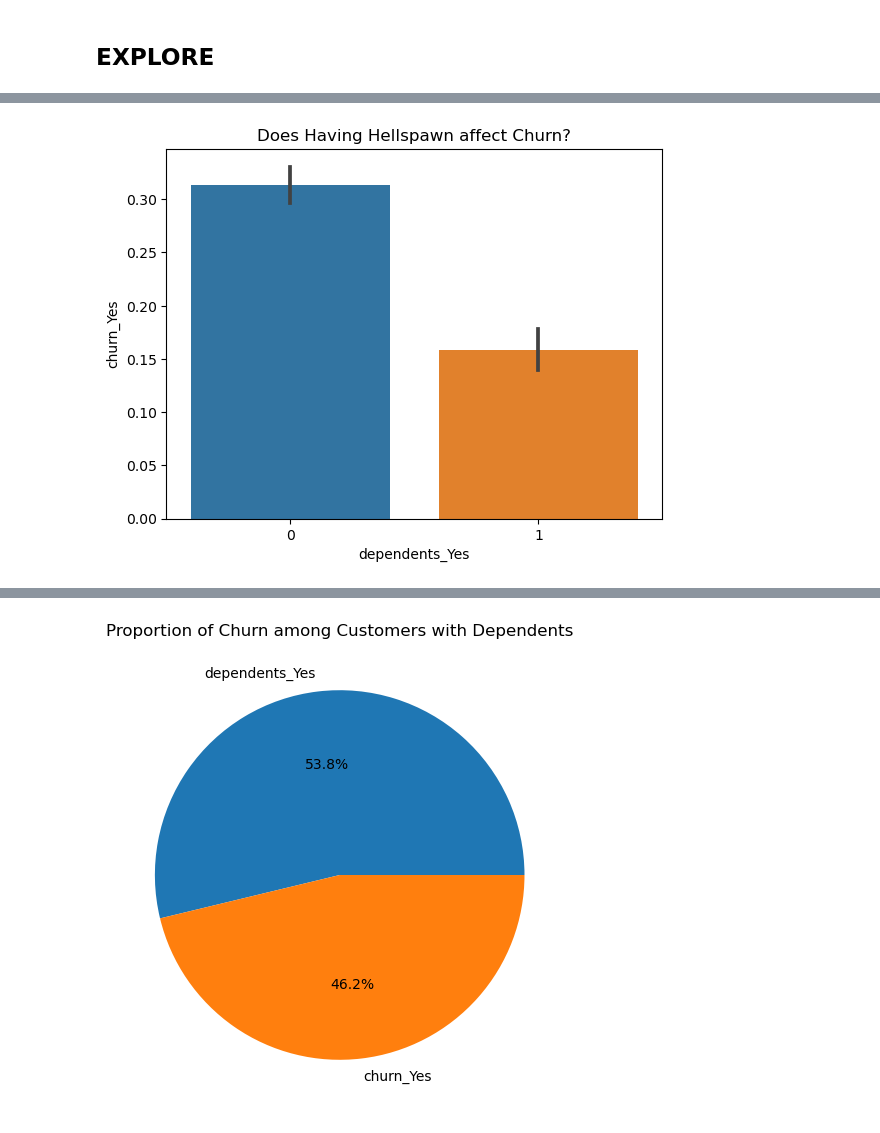
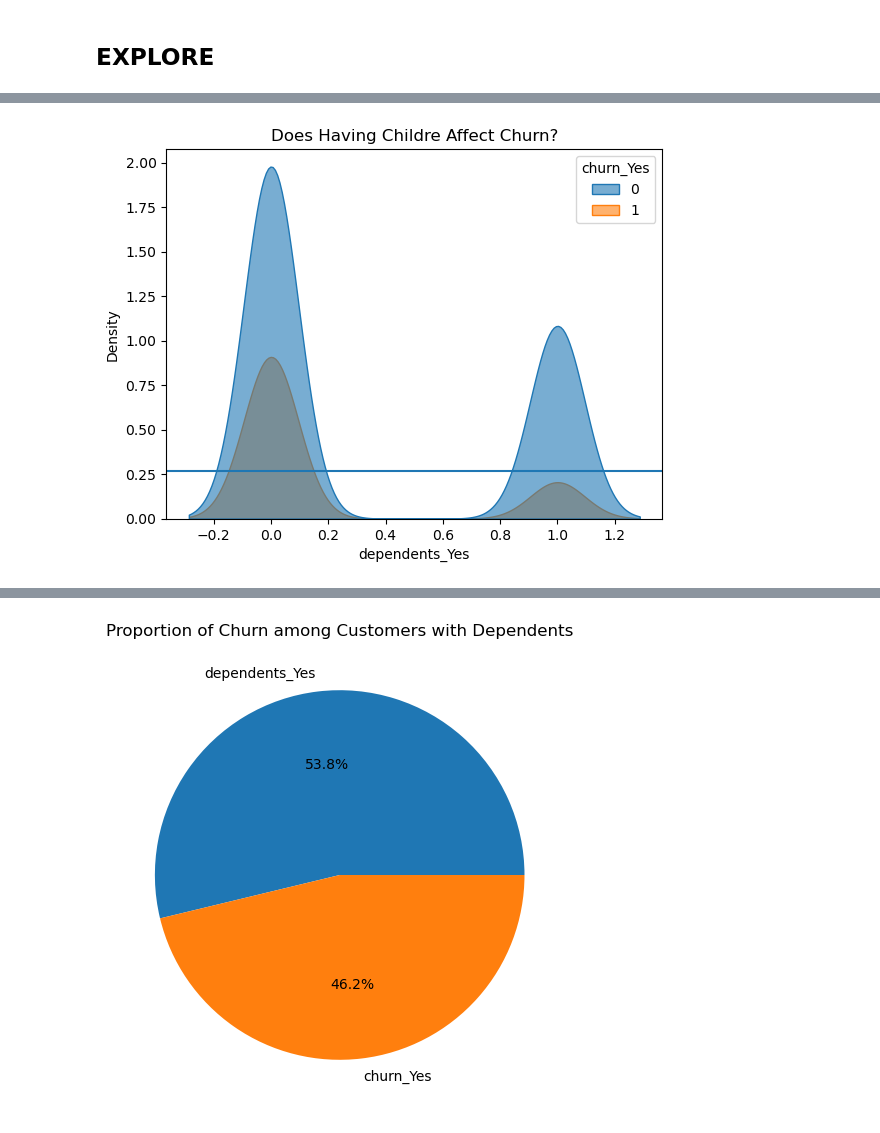
Before and after one commit to mikaul-mcdermid/Codeup-data-science, a Jupyter notebook: classification_project/MVP.ipynb, the cells around one changed output, grey strips where cells are left out. Cells and saved outputs as stored; diff of their text form; code cells hidden in the pictures.

```diff
--- a/classification_project/MVP.ipynb
+++ b/classification_project/MVP.ipynb
@@ -91,3 +100,6 @@ telco_train, telco_val, telco_test = p.splitting_data(telco, 'churn')
 train_encode, val_encode, test_encode = p.preprocess_telco(telco_train,telco_val,telco_test)
 # %%
-train_encode.info()
+#fixing the customer id column for modeling later
+train_encode = train_encode.set_index(['customer_id'])
+val_encode = val_encode.set_index(['customer_id'])
+test_encode = test_encode.set_index(['customer_id'])
@@ -190,6 +152,10 @@ plt.show()
 # %%
-sns.barplot(data=train_encode, x='dependents_Yes', y='churn_Yes')
-plt.title("Does Having Hellspawn affect Churn?")
+#sns.barplot(data=train_encode, x='dependents_Yes', y='churn_Yes')
+sns.kdeplot(data=train_encode, x='dependents_Yes', hue='churn_Yes', fill=True, alpha=.6)
+#plt.title("Marriage affecting Churn?")
+#plt.show()
+plt.title("Does Having Childre Affect Churn?")
+plt.axhline(population_churn, label="Population Churn Rate")
 plt.show()
 # %% [output]
-[figure, old version]
+[figure, new version]
```
Also changed, not shown: parts of 44 cells of this notebook, 1 other file.
